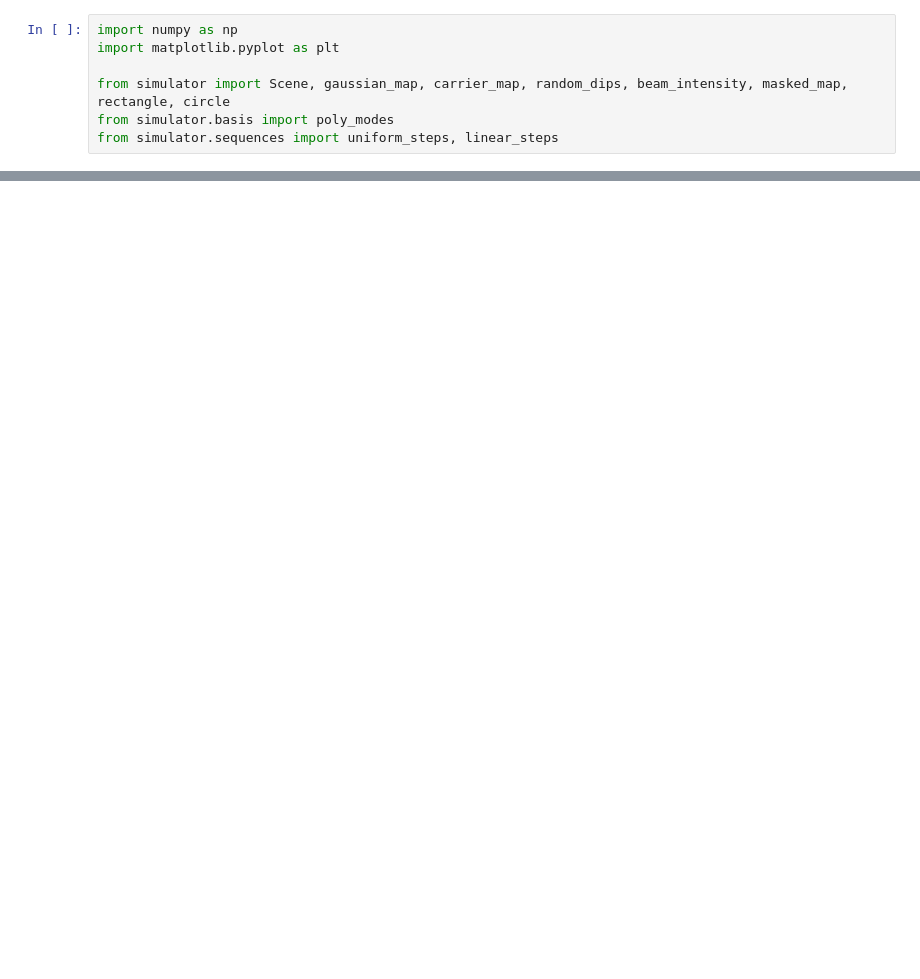
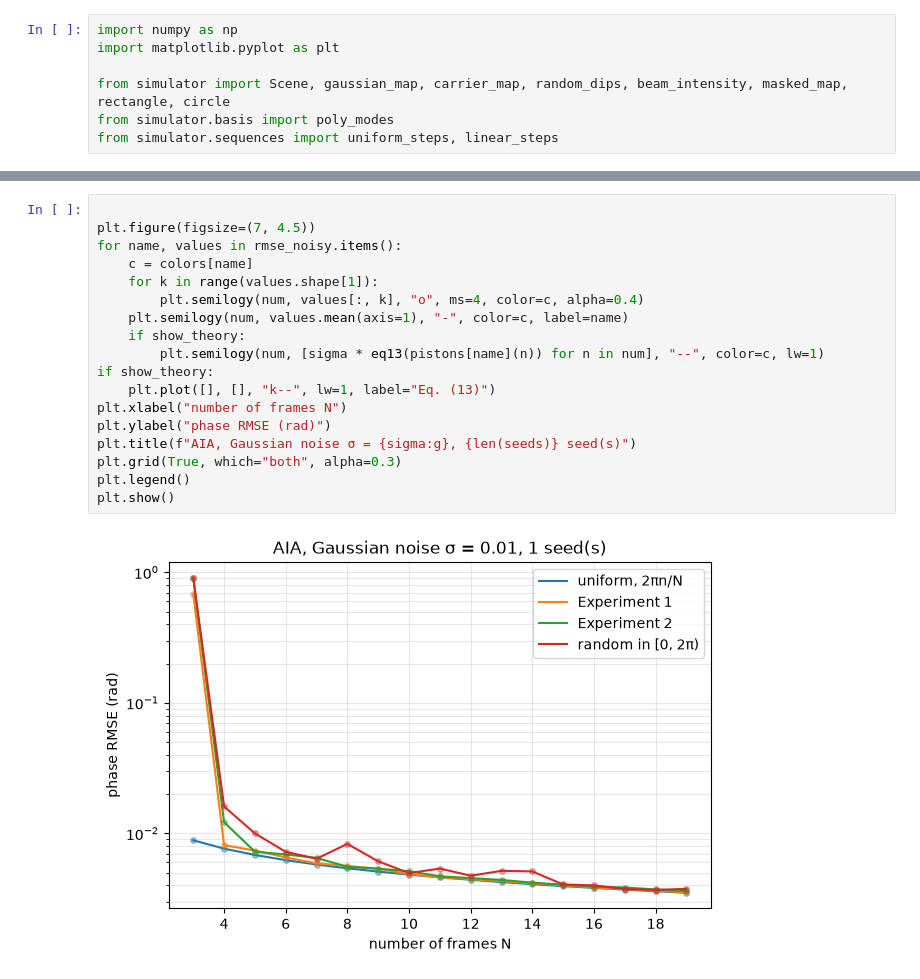
Before and after one commit to RodionovSA/phase-shift, a Jupyter notebook: scripts/sim/aia_baseline.ipynb, the cells around one changed output, grey strips where cells are left out. Saved outputs shown, nothing was run; the diff lists cells and outputs as text; blank space fills up the shorter version.

```diff
--- a/scripts/sim/aia_baseline.ipynb
+++ b/scripts/sim/aia_baseline.ipynb
@@ -128,0 +245,20 @@ plt.show()
+# %%
+
+plt.figure(figsize=(7, 4.5))
+for name, values in rmse_noisy.items():
+    c = colors[name]
+    for k in range(values.shape[1]):
+        plt.semilogy(num, values[:, k], "o", ms=4, color=c, alpha=0.4)
+    plt.semilogy(num, values.mean(axis=1), "-", color=c, label=name)
+    if show_theory:
+        plt.semilogy(num, [sigma * eq13(pistons[name](n)) for n in num], "--", color=c, lw=1)
+if show_theory:
+    plt.plot([], [], "k--", lw=1, label="Eq. (13)")
+plt.xlabel("number of frames N")
+plt.ylabel("phase RMSE (rad)")
+plt.title(f"AIA, Gaussian noise σ = {sigma:g}, {len(seeds)} seed(s)")
+plt.grid(True, which="both", alpha=0.3)
+plt.legend()
+plt.show()
+# %% [output]
+[figure, added]
```
Also changed, not shown: parts of 9 cells of this notebook, 2 other files.
